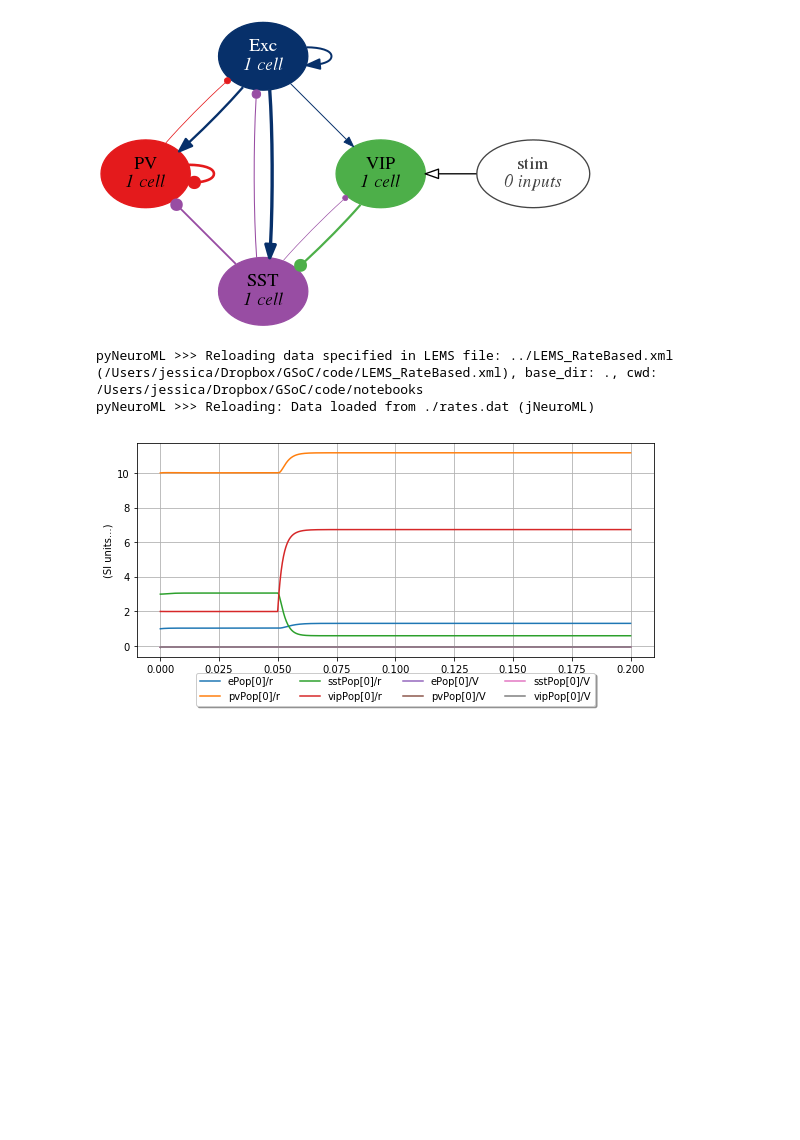
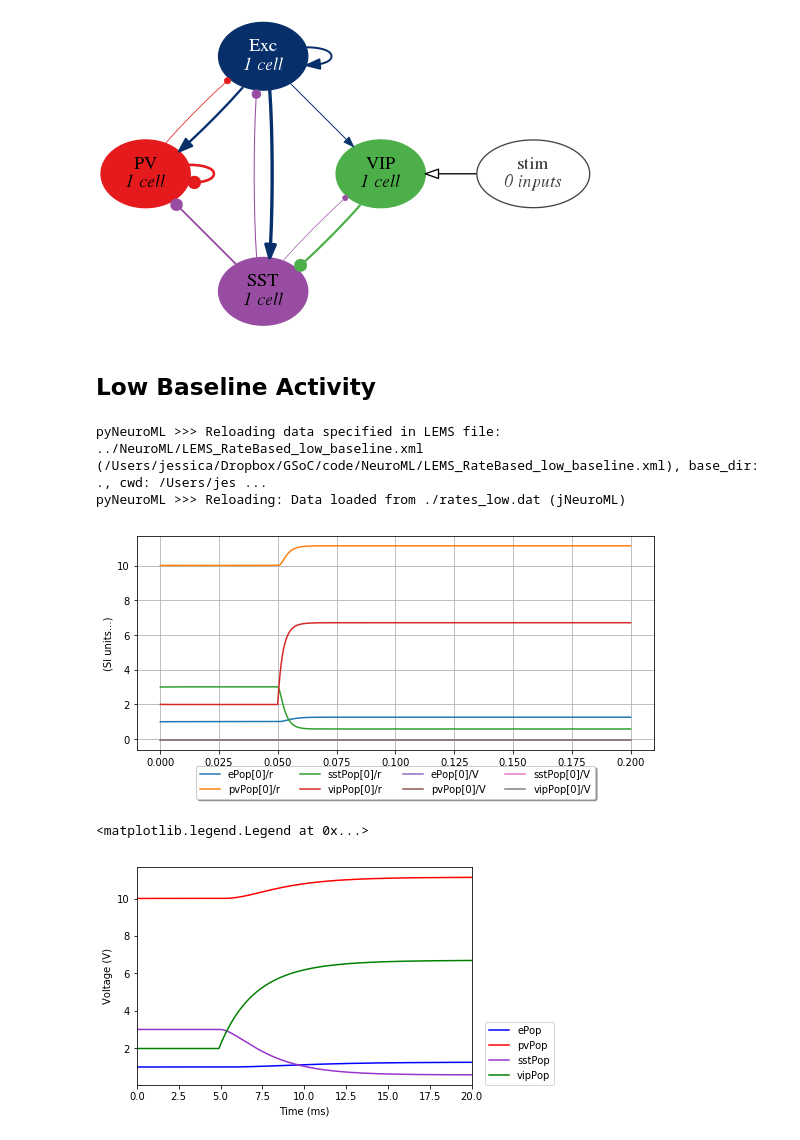
Before and after one commit to OpenSourceBrain/del-Molino2017, a Jupyter notebook: notebooks/Figure1.ipynb, the cells around one changed output. Saved outputs shown, nothing was run; the diff lists cells and outputs as text; code cells hidden in the pictures; blank space fills up the shorter version.

```diff
--- a/notebooks/Figure1.ipynb
+++ b/notebooks/Figure1.ipynb
@@ -8,12 +10,33 @@ Image("../Fig1a.png")
 # %% [output]
 [figure]
+# %% [markdown]
+## Low Baseline Activity
 # %%
 import matplotlib.pyplot as plt
 %matplotlib inline
 from pyneuroml import pynml
-lems_file='../LEMS_RateBased.xml'
-results = pynml.run_lems_with_jneuroml(lems_file, nogui=True, load_saved_data=True, plot=True)
+
+low_lems_file='../NeuroML/LEMS_RateBased_low_baseline.xml'
+low_results = pynml.run_lems_with_jneuroml(low_lems_file, nogui=True, load_saved_data=True, plot=True)
 # %% [output]
-pyNeuroML >>> Reloading data specified in LEMS file: ../LEMS_RateBased.xml (/Users/jessica/Dropbox/GSoC/code/LEMS_RateBased.xml), base_dir: ., cwd: /Users/jessica/Dropbox/GSoC/code/notebooks
-pyNeuroML >>> Reloading: Data loaded from ./rates.dat (jNeuroML)
+pyNeuroML >>> Reloading data specified in LEMS file: ../NeuroML/LEMS_RateBased_low_baseline.xml (/Users/jessica/Dropbox/GSoC/code/NeuroML/LEMS_RateBased_low_baseline.xml), base_dir: ., cwd: /Users/jes ...
+pyNeuroML >>> Reloading: Data loaded from ./rates_low.dat (jNeuroML)
 [figure]
+# %%
+# reproduce Fig 1c - Low Baseline activity
+
+# t=0 corresponds to the time point of the modulatory input
+T = max(low_results['t']) * 1000
+timeLine = [t * 1000 - T/4 + 5 for t in results['t']]
+plt.plot(timeLine, low_results['ePop[0]/r'], label='ePop', color='blue')
+plt.plot(timeLine, low_results['pvPop[0]/r'], label='pvPop', color='red')
+plt.plot(timeLine, low_results['sstPop[0]/r'], label='sstPop', color='darkorchid')
+plt.plot(timeLine, low_results['vipPop[0]/r'], label='vipPop', color='green')
+
+plt.xlabel('Time (ms)')
+plt.ylabel('Voltage (V)')
+plt.xlim(xmin=0, xmax=20)
+plt.legend(loc=(1.04,0))
+# %% [output]
+<matplotlib.legend.Legend at 0x...>
+[figure, added]
```
Also changed, not shown: parts of 8 cells of this notebook.
